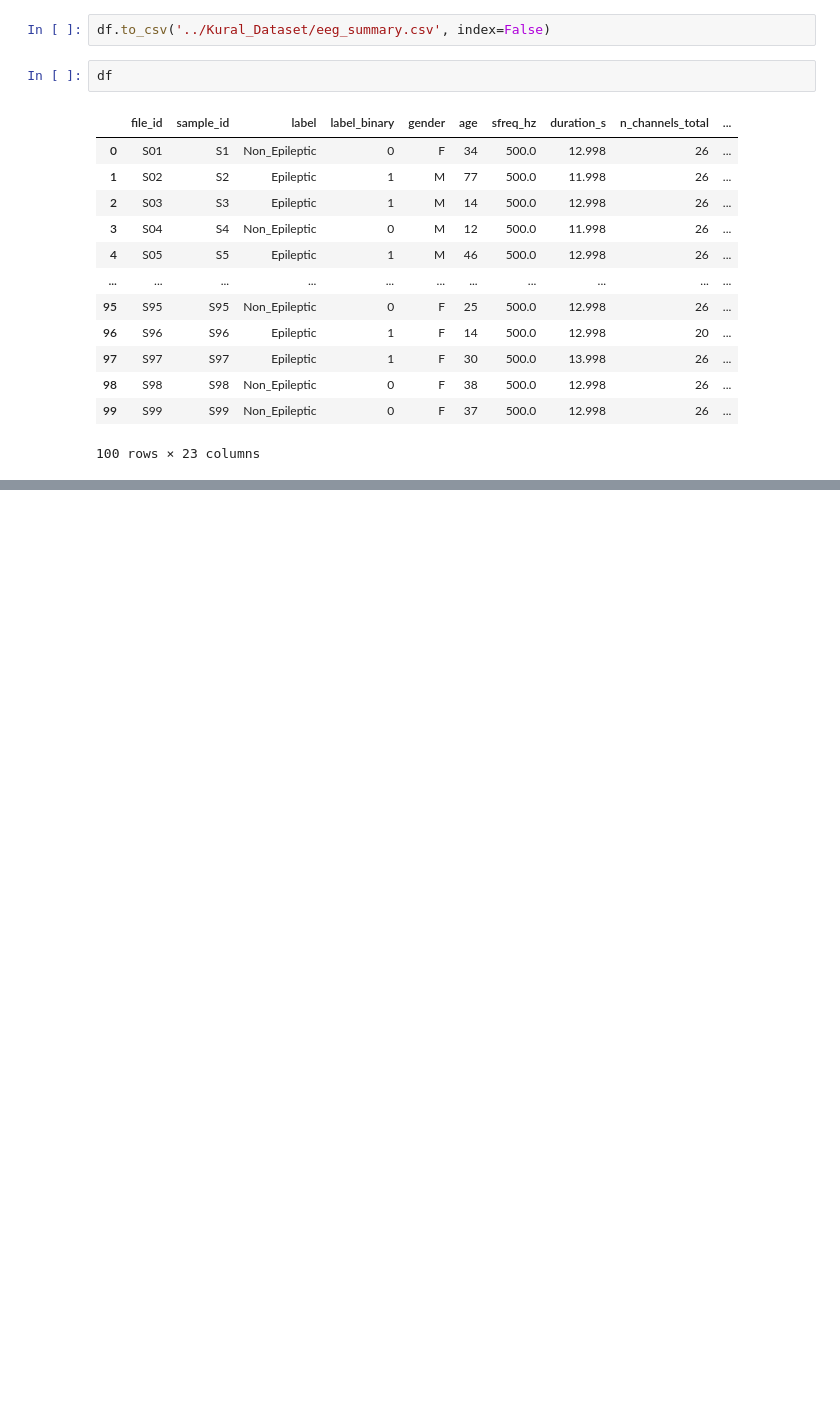
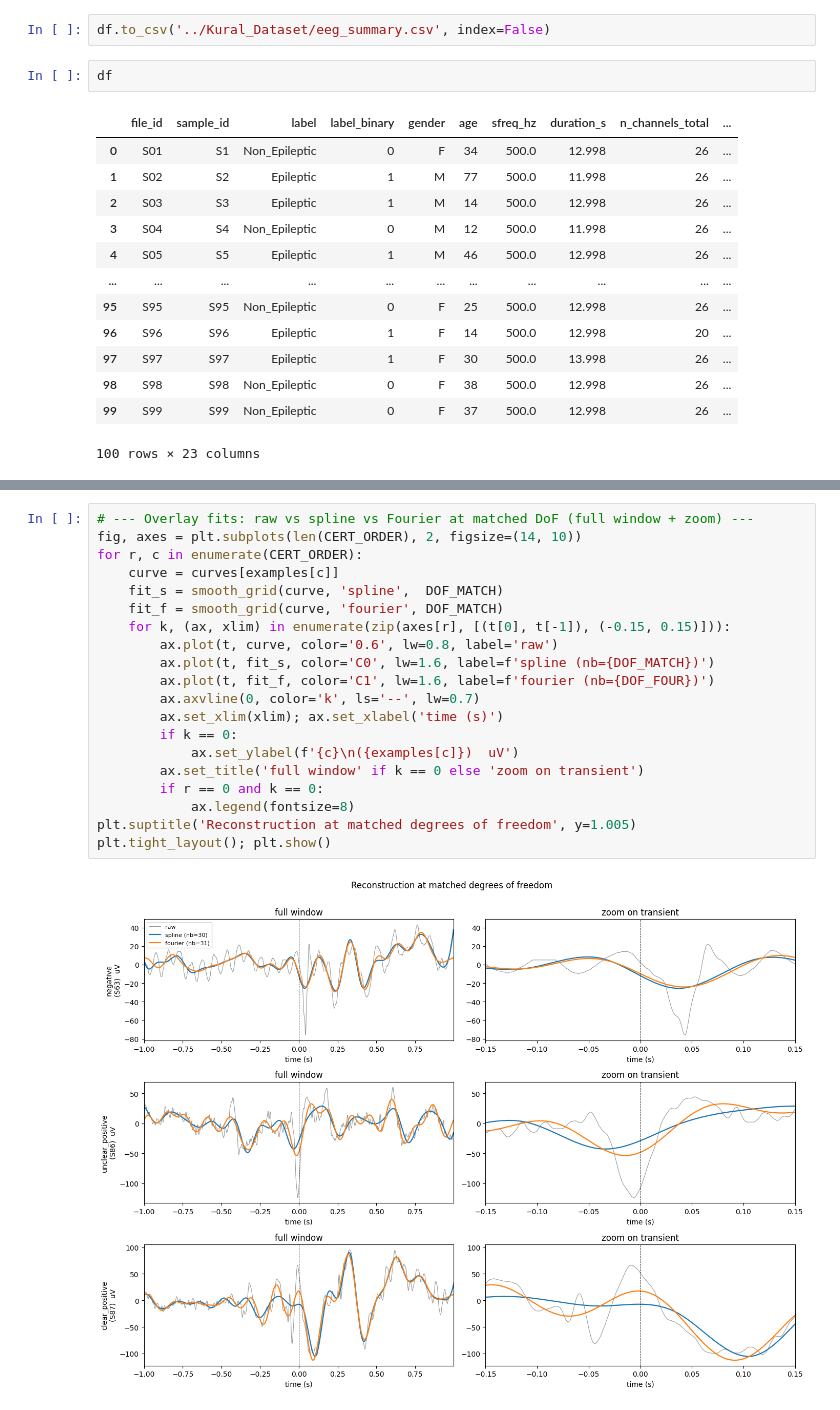
Before and after one commit to kavyavijaysankar/IED_Detection_EEG, a Jupyter notebook: notebooks/EDA.ipynb, the cells around one changed output, grey strips where cells are left out. Saved outputs shown, nothing was run; the diff lists cells and outputs as text; blank space fills up the shorter version.

```diff
--- a/notebooks/EDA.ipynb
+++ b/notebooks/EDA.ipynb
@@ -518,0 +630,22 @@ df
+# %%
+# --- Overlay fits: raw vs spline vs Fourier at matched DoF (full window + zoom) ---
+fig, axes = plt.subplots(len(CERT_ORDER), 2, figsize=(14, 10))
+for r, c in enumerate(CERT_ORDER):
+    curve = curves[examples[c]]
+    fit_s = smooth_grid(curve, 'spline',  DOF_MATCH)
+    fit_f = smooth_grid(curve, 'fourier', DOF_MATCH)
+    for k, (ax, xlim) in enumerate(zip(axes[r], [(t[0], t[-1]), (-0.15, 0.15)])):
+        ax.plot(t, curve, color='0.6', lw=0.8, label='raw')
+        ax.plot(t, fit_s, color='C0', lw=1.6, label=f'spline (nb={DOF_MATCH})')
+        ax.plot(t, fit_f, color='C1', lw=1.6, label=f'fourier (nb={DOF_FOUR})')
+        ax.axvline(0, color='k', ls='--', lw=0.7)
+        ax.set_xlim(xlim); ax.set_xlabel('time (s)')
+        if k == 0:
+            ax.set_ylabel(f'{c}\n({examples[c]})  uV')
+        ax.set_title('full window' if k == 0 else 'zoom on transient')
+        if r == 0 and k == 0:
+            ax.legend(fontsize=8)
+plt.suptitle('Reconstruction at matched degrees of freedom', y=1.005)
+plt.tight_layout(); plt.show()
+# %% [output]
+[figure, added]
```
Also changed, not shown: parts of 8 cells of this notebook.
